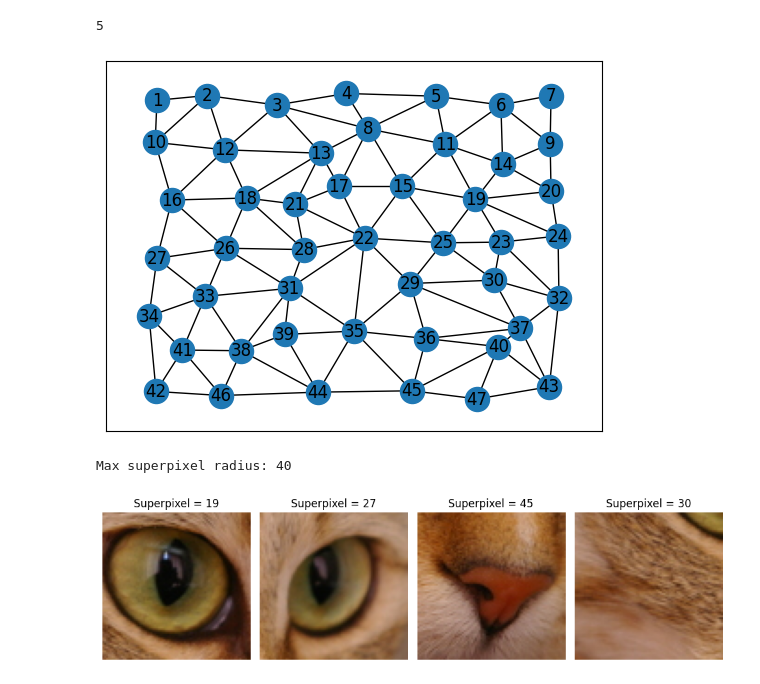
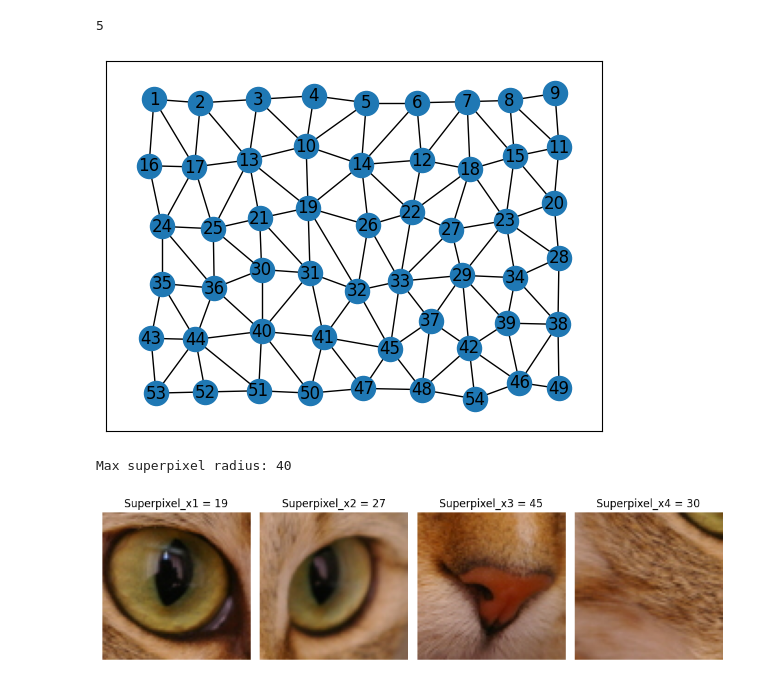
Before and after one commit to ryukinix/egsis, a Jupyter notebook: notebooks/feature_extraction.ipynb, the cells around one changed output. Drawn from its saved outputs; the diff is of its cells as text; code cells hidden in the pictures.

```diff
--- a/notebooks/feature_extraction.ipynb
+++ b/notebooks/feature_extraction.ipynb
@@ -44,7 +47,7 @@ from egsis import features
 # %% [markdown]
 # Gerar Superpixels
 # %%
-img = img_as_float(cat())
+img = img_as_ubyte(cat())
 superpixels = build_superpixels_from_image(img, n_segments=50, compactness=40)
 ax = plt.imshow(mark_boundaries(img, superpixels))
 plt.tight_layout()
@@ -73,36 +76,36 @@ nx.draw_networkx(complex_network, pos=superpixel_centroids(superpixels))
 plt.gca().invert_yaxis()
 plt.show()
 # %% [output]
-[figure, old version]
+[figure, new version]
 # %%
 max_radius = superpixels_max_radius(superpixels, centroids)
 print(f"Max superpixel radius: {max_radius}")
-def plot_superpixel(ax, superpixel):
+def plot_superpixel(ax, superpixel, idx):
     segment = features.get_segment_by_label_cropped(
         img,
         superpixels,
         superpixel,
         max_radius=max_radius,
         centroid=centroids[superpixel],
-        erase_color=255
+        erase_color=None
     )
-    ax.set_title(f"Superpixel = {superpixel}")
+    ax.set_title(f"Superpixel_x{idx+1} = {superpixel}")
     ax.imshow(segment)
 
 selected_superpixels = [19, 27, 45, 30]
 
 
 fig, ax = plt.subplots(1, len(selected_superpixels), figsize=(10, 10), sharex=True, sharey=True)
 for idx, superpixel in enumerate(selected_superpixels):
-    plot_superpixel(ax[idx], superpixel)
+    plot_superpixel(ax[idx], superpixel, idx)
 
 
 
 for a in ax.ravel():
     a.set_axis_off()
 
 plt.tight_layout()
 plt.show()
 # %% [output]
 Max superpixel radius: 40
-[figure, old version]
+[figure, new version]
```
Also changed, not shown: parts of 9 cells of this notebook, 2 other files.
